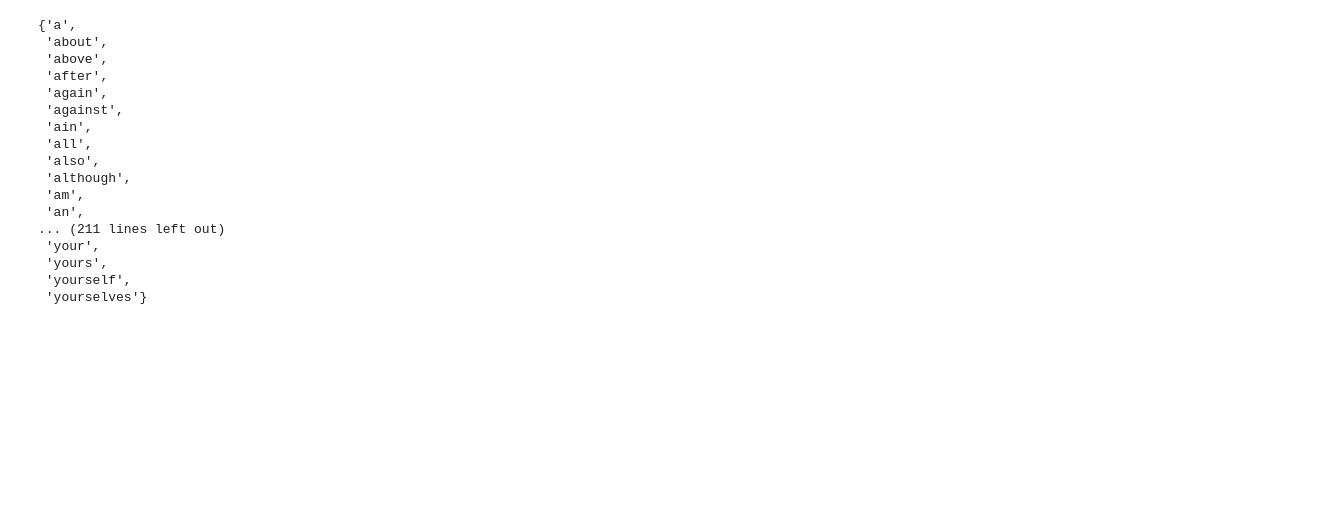
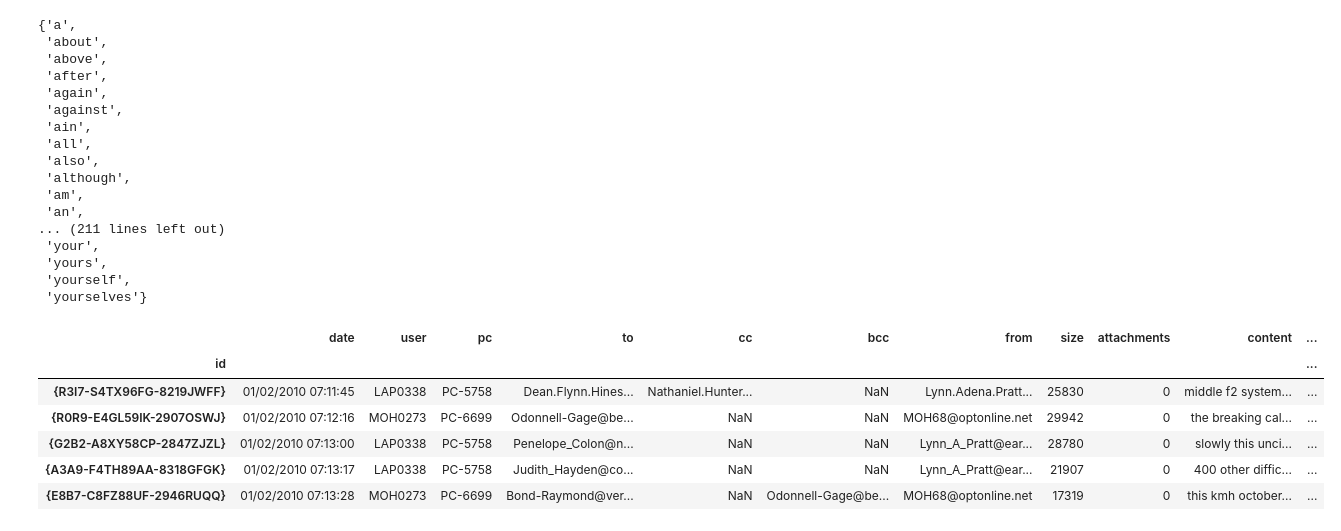
Before and after one commit to TalhaGhaffar/Data-Analytics, a Jupyter notebook: DA Project.ipynb, the cells around one changed output. Drawn from its saved outputs; the diff is of its cells as text; code cells hidden in the pictures; blank space fills up the shorter version.

```diff
--- a/DA Project.ipynb
+++ b/DA Project.ipynb
@@ -462,0 +511,10 @@ stop_words
+# %%
+df.head()
+# %% [output]
+|  | date | user | pc | to | cc | bcc | from | size | attachments | content | ... |
+| id |  |  |  |  |  |  |  |  |  |  | ... |
+| {R3I7-S4TX96FG-8219JWFF} | 01/02/2010 07:11:45 | LAP0338 | PC-5758 | Dean.Flynn.Hines... | Nathaniel.Hunter... | NaN | Lynn.Adena.Pratt... | 25830 | 0 | middle f2 system... | ... |
+| {R0R9-E4GL59IK-2907OSWJ} | 01/02/2010 07:12:16 | MOH0273 | PC-6699 | Odonnell-Gage@be... | NaN | NaN | MOH68@optonline.net | 29942 | 0 | the breaking cal... | ... |
+| {G2B2-A8XY58CP-2847ZJZL} | 01/02/2010 07:13:00 | LAP0338 | PC-5758 | Penelope_Colon@n... | NaN | NaN | Lynn_A_Pratt@ear... | 28780 | 0 | slowly this unci... | ... |
+| {A3A9-F4TH89AA-8318GFGK} | 01/02/2010 07:13:17 | LAP0338 | PC-5758 | Judith_Hayden@co... | NaN | NaN | Lynn_A_Pratt@ear... | 21907 | 0 | 400 other diffic... | ... |
+| {E8B7-C8FZ88UF-2946RUQQ} | 01/02/2010 07:13:28 | MOH0273 | PC-6699 | Bond-Raymond@ver... | NaN | Odonnell-Gage@be... | MOH68@optonline.net | 17319 | 0 | this kmh october... | ... |
```
Also changed, not shown: parts of 16 cells of this notebook.
